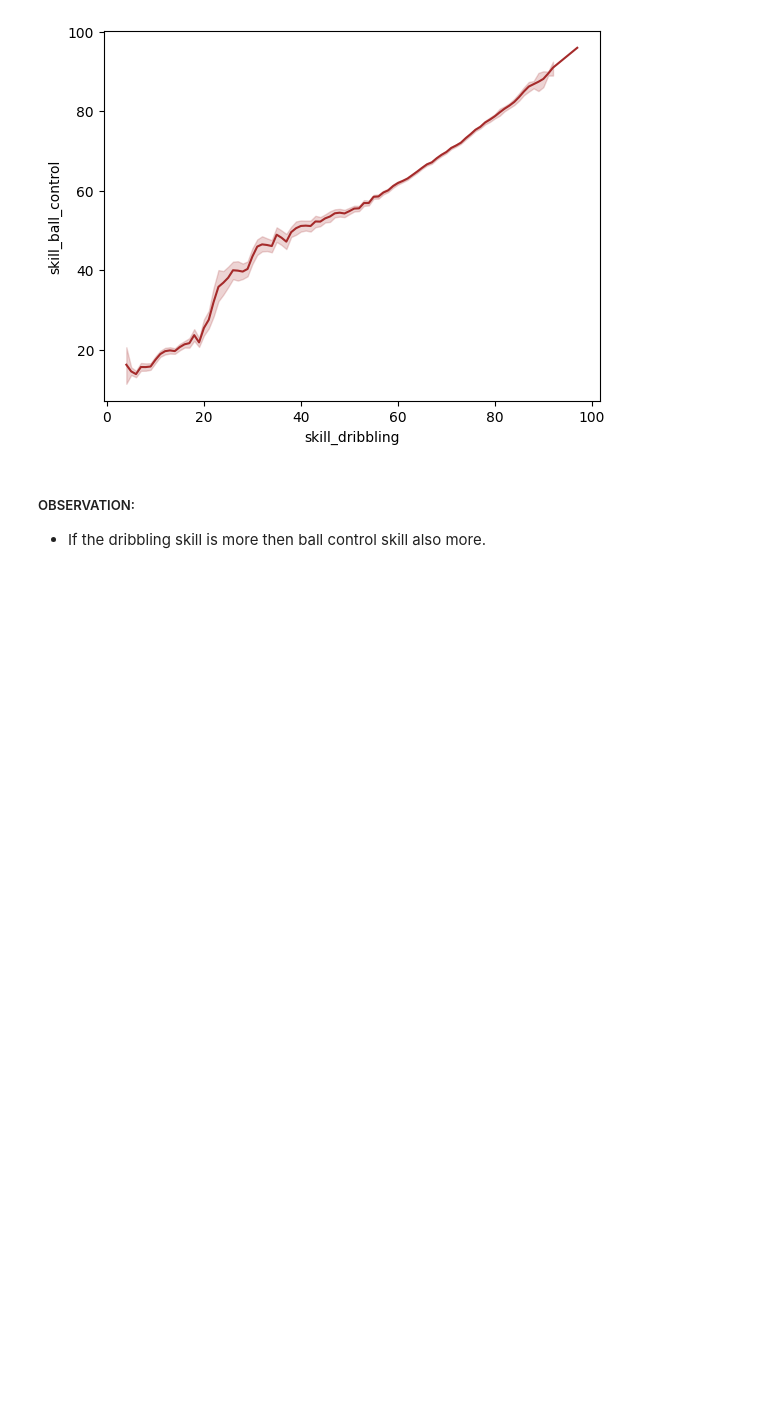
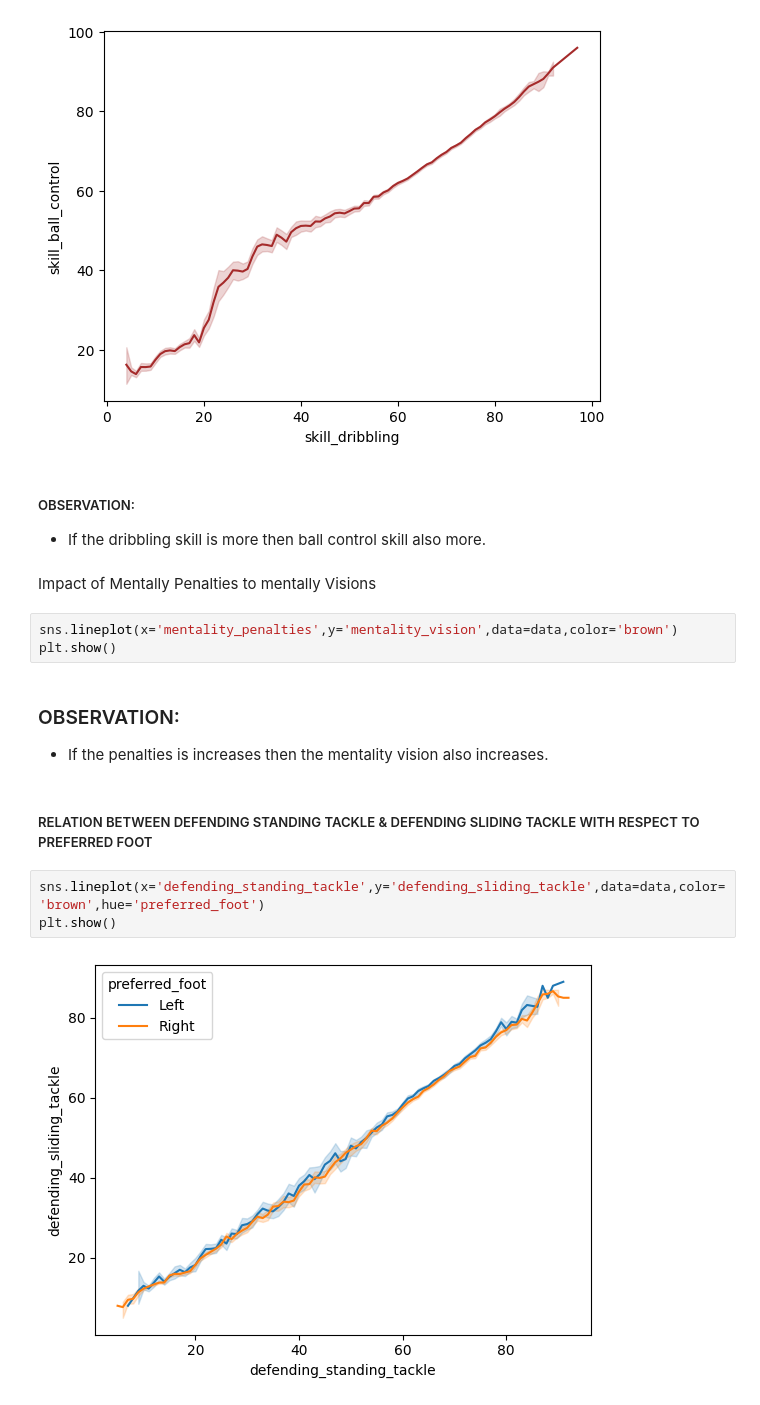
Before and after one commit to SudarshanIngole/Batch-18-2024, a Jupyter notebook: Final_PRCP_FIFA_20.ipynb, the cells around one changed output. Drawn from its saved outputs; the diff is of its cells as text; blank space fills up the shorter version.

```diff
--- a/Final_PRCP_FIFA_20.ipynb
+++ b/Final_PRCP_FIFA_20.ipynb
@@ -742,3 +742,18 @@ plt.show()
 # %% [markdown]
 ##### OBSERVATION:
 * If the dribbling skill is more then ball control skill also more.
+# %% [markdown]
+Impact of Mentally Penalties to mentally Visions
+# %%
+sns.lineplot(x='mentality_penalties',y='mentality_vision',data=data,color='brown')
+plt.show()
+# %% [markdown]
+### OBSERVATION:
+* If the penalties is increases then the mentality vision also increases.
+# %% [markdown]
+##### RELATION BETWEEN DEFENDING STANDING TACKLE & DEFENDING SLIDING TACKLE WITH RESPECT TO PREFERRED FOOT
+# %%
+sns.lineplot(x='defending_standing_tackle',y='defending_sliding_tackle',data=data,color='brown',hue='preferred_foot')
+plt.show()
+# %% [output]
+[figure, added]
```
Also changed, not shown: parts of 17 cells of this notebook.
